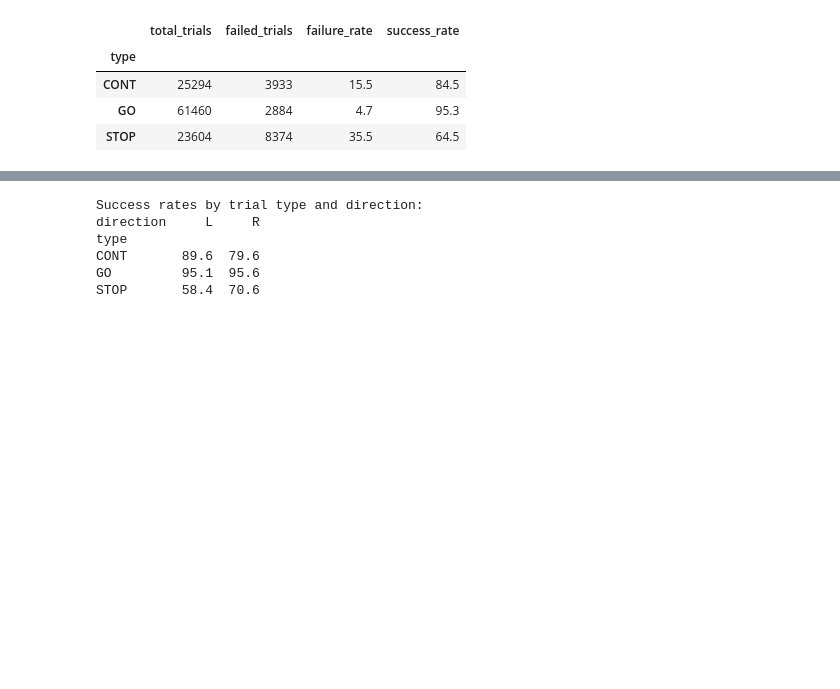
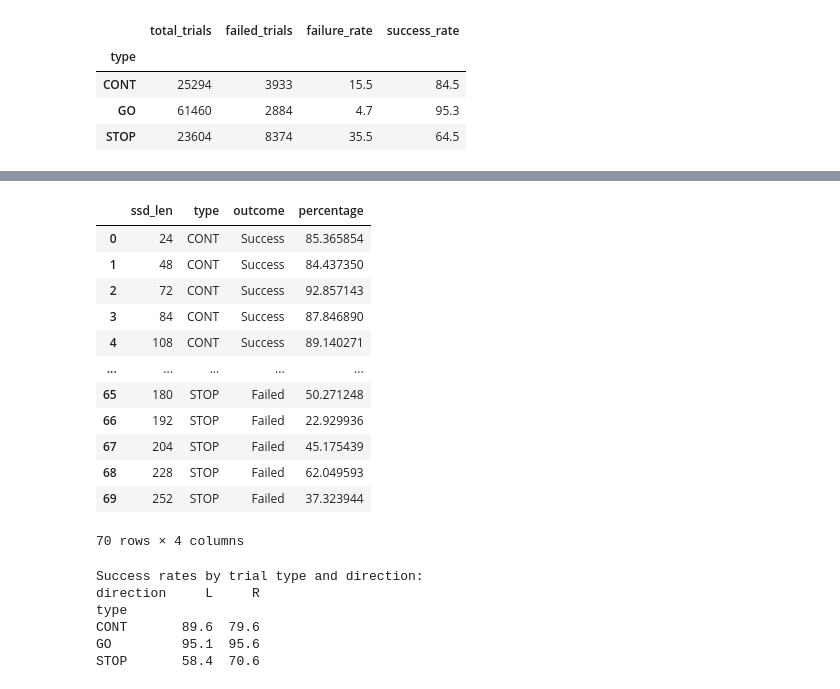
Before and after one commit to barrackHa/Population-Analysis, a Jupyter notebook: exploratory_data_analysis/behavioral_eda.ipynb, the cells around one changed output, grey strips where cells are left out. Cells and saved outputs as stored; diff of their text form; code cells hidden in the pictures; blank space fills up the shorter version.

```diff
--- a/exploratory_data_analysis/behavioral_eda.ipynb
+++ b/exploratory_data_analysis/behavioral_eda.ipynb
@@ -203,0 +244,44 @@ trial_pct_melted
+# %%
+trial_pct = df.groupby(['type', 'ssd_len']).apply(
+    lambda x: pd.Series({
+        'Success': (1 - x['trial_failed'].mean()) * 100,
+        'Failed': x['trial_failed'].mean() * 100
+    })
+).reset_index()
+
+trial_pct_melted = trial_pct.melt(id_vars=['ssd_len', 'type'], var_name='outcome', value_name='percentage')
+
+cont_success_rates = trial_pct_melted[trial_pct_melted['type'] == 'CONT'].groupby('ssd_len').apply(
+    lambda x: pd.Series({
+        'success_rate': x.loc[x['outcome'] == 'Success', 'percentage'].mean()
+})).reset_index()
+
+stop_failure_rates = trial_pct_melted[trial_pct_melted['type'] == 'STOP'].groupby('ssd_len').apply(
+    lambda x: pd.Series({
+        'failure_rate': x.loc[x['outcome'] == 'Failed', 'percentage'].mean()
+})).reset_index()
+
+cont_success_rate_plot = cont_success_rates.hvplot.line(
+    x='ssd_len', y='success_rate',
+    title=f'{monkey.title()} - Success Rate by Trial Type (%)',
+    xlabel='Trial Type',
+    ylabel='Percentage of Trials',
+    width=700, height=400,
+    color=["#134FE6", '#CD5C5C'],
+    legend='top',
+    label='Correct continue',
+)
+
+stop_failure_rates_plot = stop_failure_rates.hvplot.line(
+    x='ssd_len', y='failure_rate',
+    color=["#CD5C5C"],  # Red for failed
+    label='Failed stop',
+    marker='o',
+    # ylim=(0, 100),
+    # xlim=(0, 5),
+)
+
+(cont_success_rate_plot * stop_failure_rates_plot)
+trial_pct_melted
+# cont_success_rates
+# %% [output]
@@ -204,3 +289,16 @@ trial_pct_melted
+|  | ssd_len | type | outcome | percentage |
+| 0 | 24 | CONT | Success | 85.365854 |
+| 1 | 48 | CONT | Success | 84.437350 |
+| 2 | 72 | CONT | Success | 92.857143 |
+| 3 | 84 | CONT | Success | 87.846890 |
+| 4 | 108 | CONT | Success | 89.140271 |
+| ... | ... | ... | ... | ... |
+| 65 | 180 | STOP | Failed | 50.271248 |
+| 66 | 192 | STOP | Failed | 22.929936 |
+| 67 | 204 | STOP | Failed | 45.175439 |
+| 68 | 228 | STOP | Failed | 62.049593 |
+| 69 | 252 | STOP | Failed | 37.323944 |
+70 rows × 4 columns
 # %%
 
 ## Cell 5: Direction and Trial Type Interaction
```
Also changed, not shown: parts of 6 cells of this notebook.
